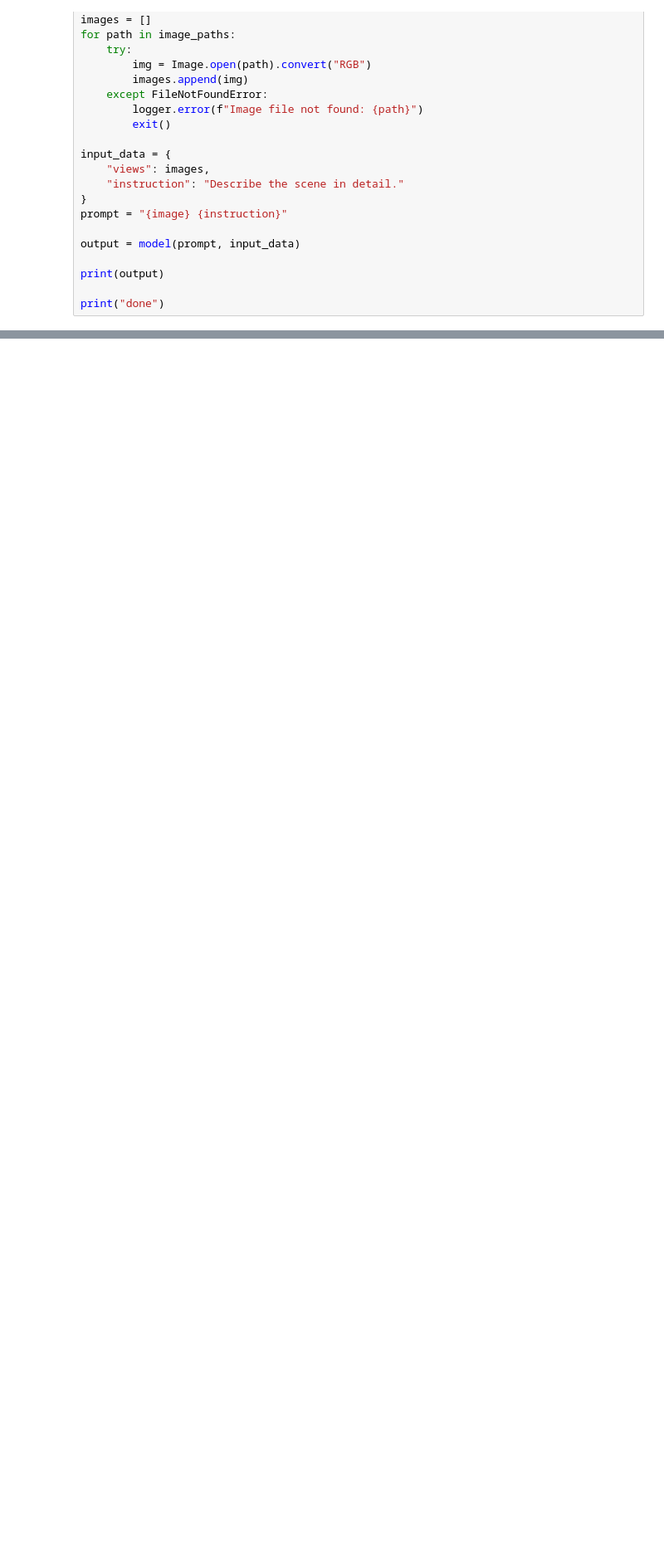
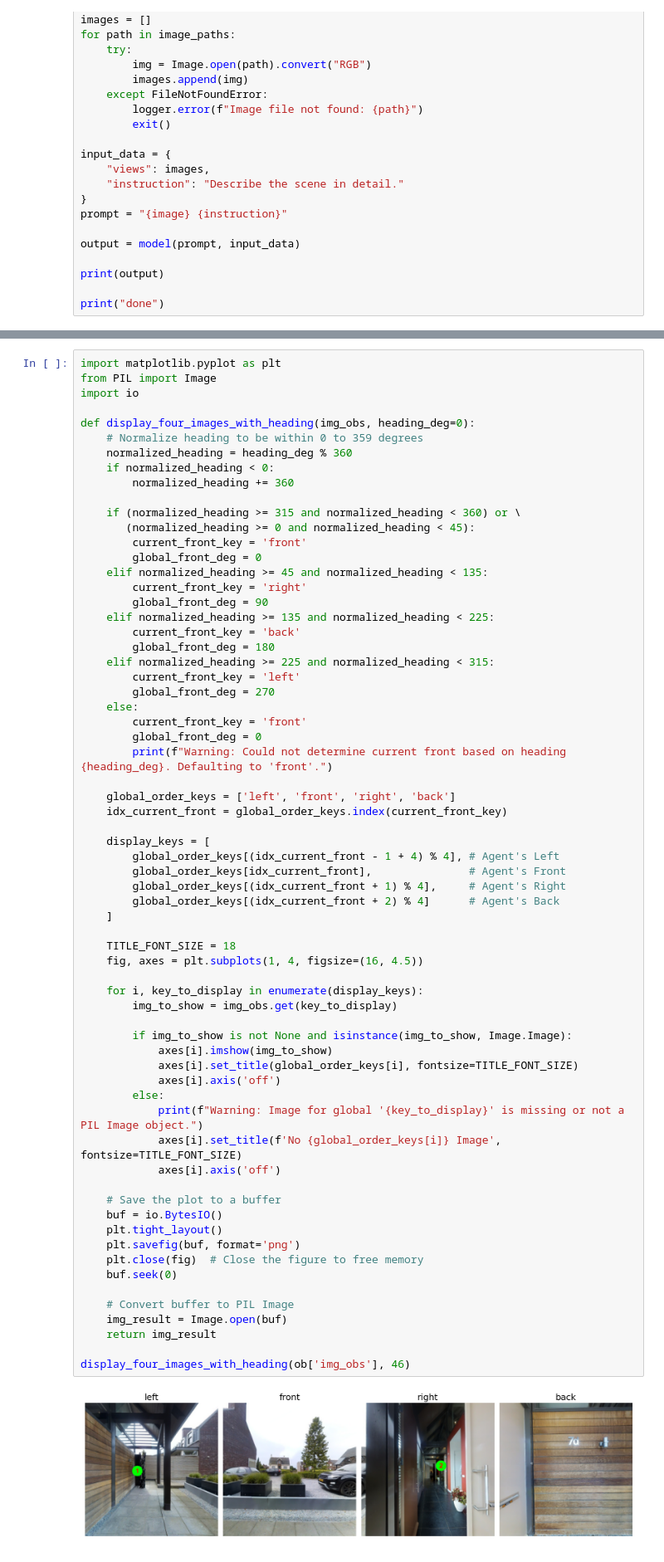
Before and after one commit to billzhao1030/mllm-eval, a Jupyter notebook: src/test.ipynb, the cells around one changed output, grey strips where cells are left out. Shown at 83% size. Saved outputs shown, nothing was run; the diff lists cells and outputs as text; blank space fills up the shorter version.

```diff
--- a/src/test.ipynb
+++ b/src/test.ipynb
@@ -173,0 +82,68 @@ Pushing scan '759xd9YjKW5' to Hugging Face Hub...
+# %%
+import matplotlib.pyplot as plt
+from PIL import Image
+import io
+
+def display_four_images_with_heading(img_obs, heading_deg=0):
+    # Normalize heading to be within 0 to 359 degrees
+    normalized_heading = heading_deg % 360
+    if normalized_heading < 0:
+        normalized_heading += 360
+
+    if (normalized_heading >= 315 and normalized_heading < 360) or \
+       (normalized_heading >= 0 and normalized_heading < 45):
+        current_front_key = 'front'
+        global_front_deg = 0
+    elif normalized_heading >= 45 and normalized_heading < 135:
+        current_front_key = 'right'
+        global_front_deg = 90
+    elif normalized_heading >= 135 and normalized_heading < 225:
+        current_front_key = 'back'
+        global_front_deg = 180
+    elif normalized_heading >= 225 and normalized_heading < 315:
+        current_front_key = 'left'
+        global_front_deg = 270
+    else:
+        current_front_key = 'front'
+        global_front_deg = 0
+        print(f"Warning: Could not determine current front based on heading {heading_deg}. Defaulting to 'front'.")
+
+    global_order_keys = ['left', 'front', 'right', 'back']
+    idx_current_front = global_order_keys.index(current_front_key)
+
+    display_keys = [
+        global_order_keys[(idx_current_front - 1 + 4) % 4], # Agent's Left
+        global_order_keys[idx_current_front],               # Agent's Front
+        global_order_keys[(idx_current_front + 1) % 4],     # Agent's Right
+        global_order_keys[(idx_current_front + 2) % 4]      # Agent's Back
+    ]
+
+    TITLE_FONT_SIZE = 18
+    fig, axes = plt.subplots(1, 4, figsize=(16, 4.5))
+
+    for i, key_to_display in enumerate(display_keys):
+        img_to_show = img_obs.get(key_to_display)
+
+        if img_to_show is not None and isinstance(img_to_show, Image.Image):
+            axes[i].imshow(img_to_show)
+            axes[i].set_title(global_order_keys[i], fontsize=TITLE_FONT_SIZE)
+            axes[i].axis('off')
+        else:
+            print(f"Warning: Image for global '{key_to_display}' is missing or not a PIL Image object.")
+            axes[i].set_title(f'No {global_order_keys[i]} Image', fontsize=TITLE_FONT_SIZE)
+            axes[i].axis('off')
+
+    # Save the plot to a buffer
+    buf = io.BytesIO()
+    plt.tight_layout()
+    plt.savefig(buf, format='png')
+    plt.close(fig)  # Close the figure to free memory
+    buf.seek(0)
+
+    # Convert buffer to PIL Image
+    img_result = Image.open(buf)
+    return img_result
+
+display_four_images_with_heading(ob['img_obs'], 46)
+# %% [output]
+[figure, added]
```
Also changed, not shown: parts of 5 cells of this notebook, 6 other files.
